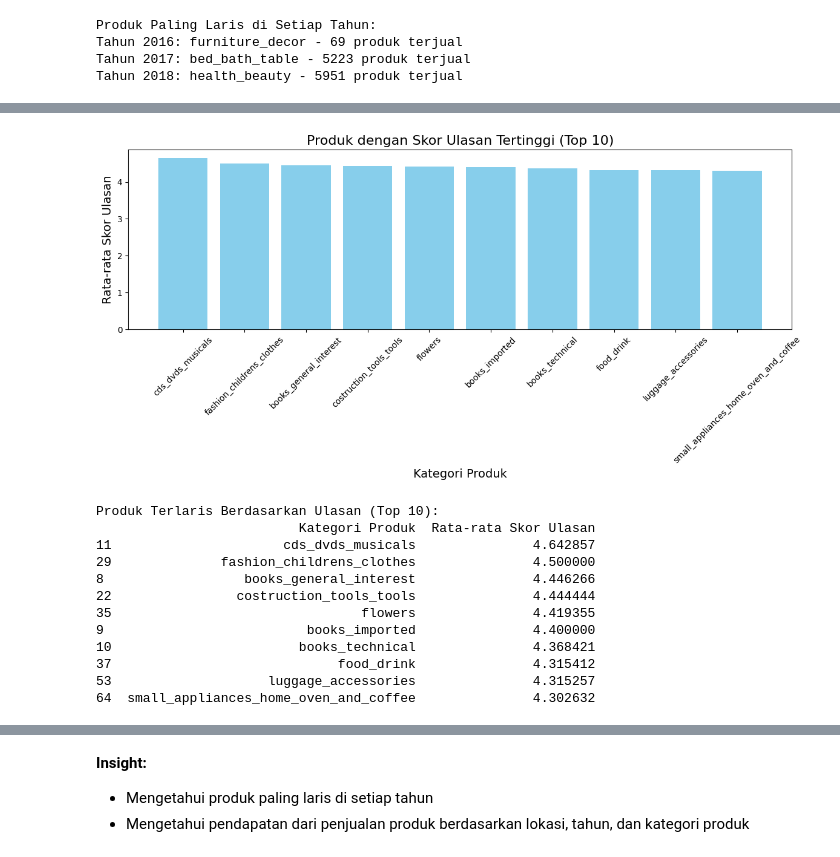
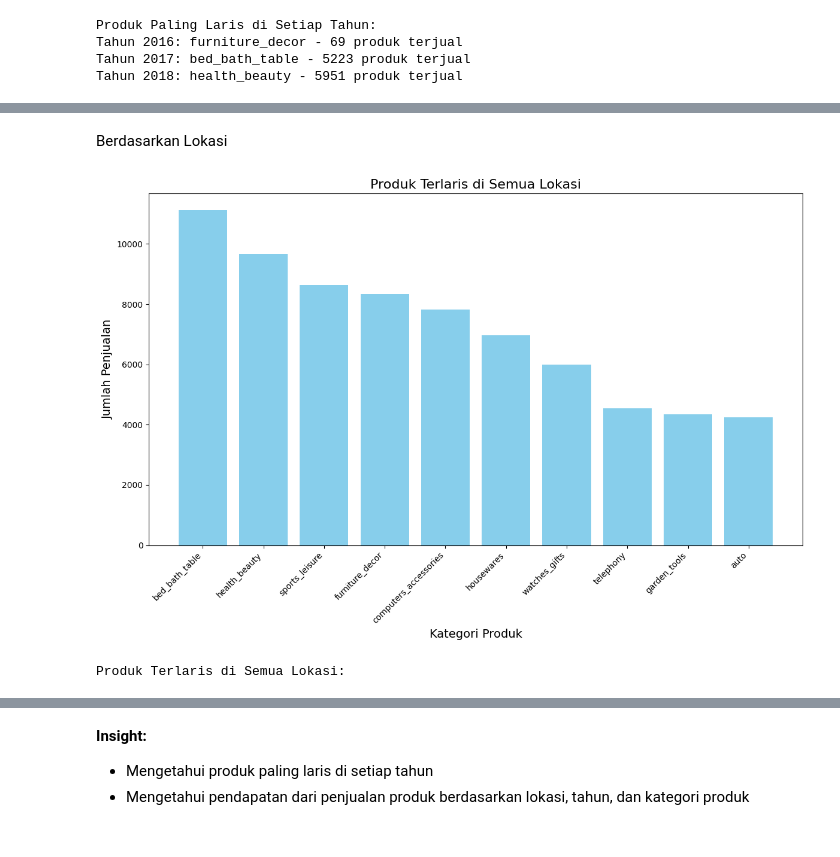
Before and after one commit to AfifahChairunnisa/analisis-data-ecommerce, a Jupyter notebook: notebook.ipynb, the cells around one changed output, grey strips where cells are left out. Drawn from its saved outputs; the diff is of its cells as text; code cells hidden in the pictures.

```diff
--- a/notebook.ipynb
+++ b/notebook.ipynb
@@ -1523,0 +1482,11 @@ Orders Data:
+# %%
+import os
+import pandas as pd
+import matplotlib.pyplot as plt
+
+# Muat dataset
+customers_data = pd.read_csv('/content/E-Commerce Public Dataset/customers_dataset.csv')
+orders_data = pd.read_csv('/content/E-Commerce Public Dataset/orders_dataset.csv')
+order_items_data = pd.read_csv('/content/E-Commerce Public Dataset/order_items_dataset.csv')
+products_data = pd.read_csv('/content/E-Commerce Public Dataset/products_dataset.csv')
+product_category_data = pd.read_csv('/content/E-Commerce Public Dataset/product_category_name_translation.csv')
@@ -1574,41 +1619,43 @@ Tahun 2018: health_beauty - 5951 produk terjual
+# %% [markdown]
+Berdasarkan Lokasi
 # %%
-# Gabungkan data untuk analisis berdasarkan ulasan
-reviews_data = pd.read_csv('/content/E-Commerce Public Dataset/order_reviews_dataset.csv')
-orders_data = pd.merge(orders_data, customers_df[['customer_id', 'customer_state']], on='customer_id', how='left')
-merged_reviews_data = pd.merge(order_items_data, orders_data[['order_id', 'customer_state', 'order_purchase_timestamp']], on='order_id', how='inner')
-merged_reviews_data = pd.merge(merged_reviews_data, reviews_data[['order_id', 'review_score']], on='order_id', how='inner')
-merged_reviews_data = pd.merge(merged_reviews_data, products_data[['product_id', 'product_category_name']], on='product_id', how='inner')
-merged_reviews_data = pd.merge(merged_reviews_data, product_category_data, on='product_category_name', how='left')
+# Pastikan tidak ada duplikat pada customer_id
+customers_data = customers_data.drop_duplicates(subset=['customer_id'])
 
-# Analisis Produk Terlaris Berdasarkan Ulasan
-average_review_by_product = merged_reviews_data.groupby('product_category_name_english')['review_score'].mean().reset_index()
-average_review_by_product.columns = ['Kategori Produk', 'Rata-rata Skor Ulasan']
-average_review_by_product = average_review_by_product.sort_values(by='Rata-rata Skor Ulasan', ascending=False)
+# Gabungkan orders_data dengan customer_state dari customers_data
+if 'customer_state' in orders_data.columns:
+    orders_data = orders_data.drop(columns=['customer_state'])
 
-# Visualisasi Produk Terlaris Berdasarkan Ulasan
-plt.figure(figsize=(12, 6))
-plt.bar(average_review_by_product['Kategori Produk'][:10], average_review_by_product['Rata-rata Skor Ulasan'][:10], color='skyblue')
-plt.xticks(rotation=45)
-plt.title('Produk dengan Skor Ulasan Tertinggi (Top 10)', fontsize=16)
+orders_data = pd.merge(orders_data, customers_data[['customer_id', 'customer_state']], on='customer_id', how='left')
+
+# Gabungkan data untuk analisis produk
+location_data = pd.merge(order_items_data, orders_data[['order_id']], on='order_id', how='inner')
+location_data = pd.merge(order_items_data, orders_data[['order_id', 'customer_state']], on='order_id', how='inner')
+location_data = pd.merge(location_data, products_data[['product_id', 'product_category_name']], on='product_id', how='inner')
+location_data = pd.merge(location_data, product_category_data, on='product_category_name', how='left')
+
+# Hitung jumlah penjualan untuk setiap kategori produk (tidak per lokasi)
+top_products_overall = (
+    location_data.groupby('product_category_name_english')['order_id']
+    .count()
+    .reset_index()
+    .rename(columns={'order_id': 'Jumlah Penjualan'})
+    .sort_values(by='Jumlah Penjualan', ascending=False)
+)
+
+# Visualisasi produk terlaris secara keseluruhan
+plt.figure(figsize=(12, 8))
+plt.bar(top_products_overall['product_category_name_english'][:10], top_products_overall['Jumlah Penjualan'][:10], color='skyblue')
+plt.xticks(rotation=45, ha='right')
+plt.title('Produk Terlaris di Semua Lokasi', fontsize=16)
 plt.xlabel('Kategori Produk', fontsize=14)
-plt.ylabel('Rata-rata Skor Ulasan', fontsize=14)
+plt.ylabel('Jumlah Penjualan', fontsize=14)
 plt.tight_layout()
 plt.show()
 
-# Menampilkan Tabel Produk Terlaris Berdasarkan Ulasan
-print("Produk Terlaris Berdasarkan Ulasan (Top 10):")
-print(average_review_by_product.head(10))
+# Tampilkan tabel hasil
+print("Produk Terlaris di Semua Lokasi:")
+top_products_overall.head(10)
 # %% [output]
-[figure, old version]
+[figure, new version]
-Produk Terlaris Berdasarkan Ulasan (Top 10):
-                          Kategori Produk  Rata-rata Skor Ulasan
-11                      cds_dvds_musicals               4.642857
-29              fashion_childrens_clothes               4.500000
-8                  books_general_interest               4.446266
-22                costruction_tools_tools               4.444444
-35                                flowers               4.419355
-9                          books_imported               4.400000
-10                        books_technical               4.368421
-37                             food_drink               4.315412
-53                    luggage_accessories               4.315257
-64  small_appliances_home_oven_and_coffee               4.302632
+Produk Terlaris di Semua Lokasi:
```
Also changed, not shown: parts of 47 cells of this notebook, 11 other files.
